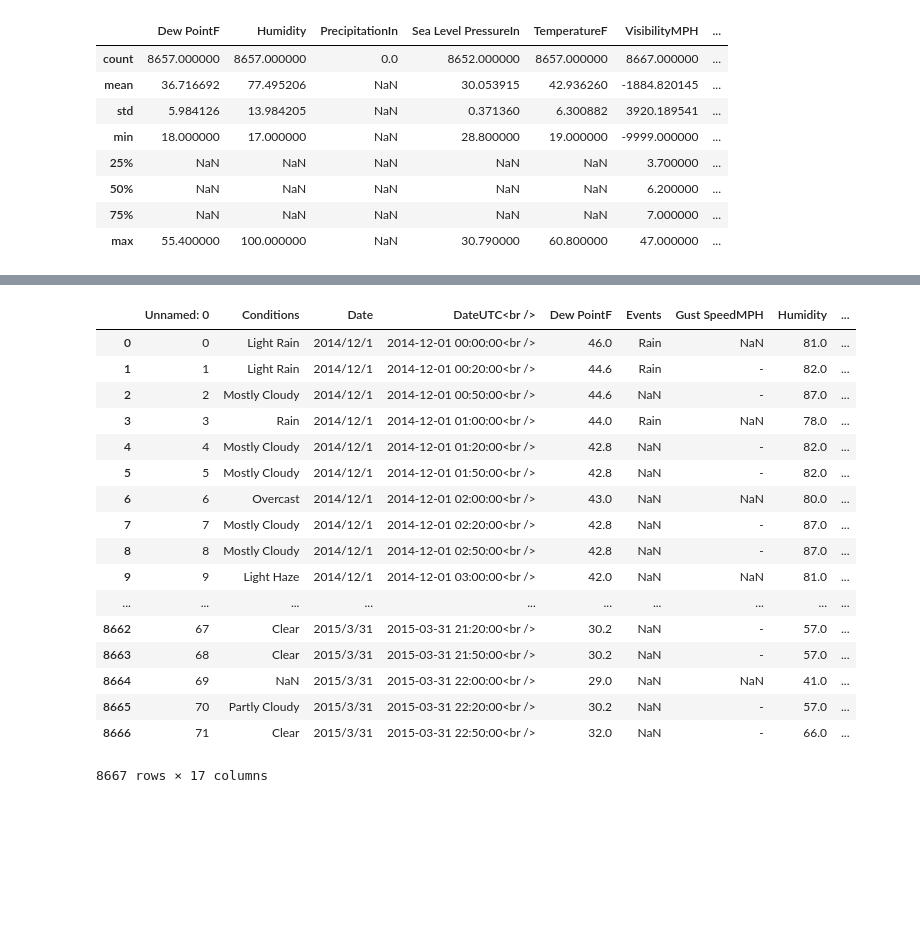
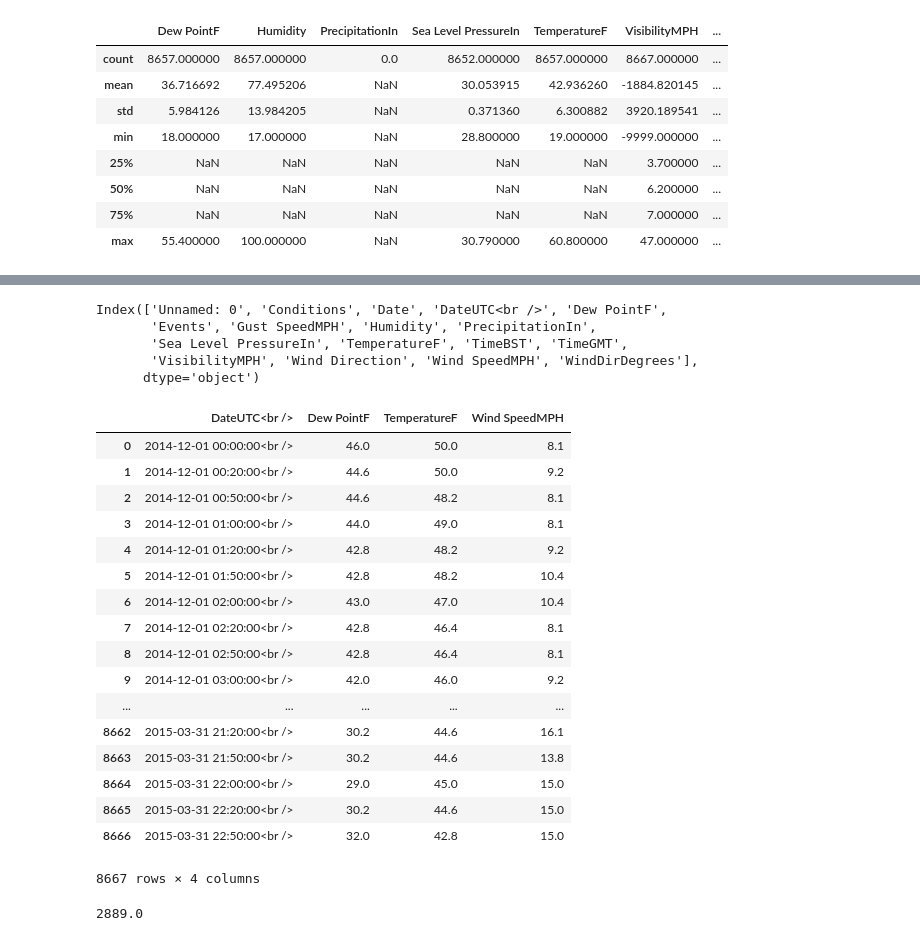
Before and after one commit to connorchency/Taming-the-Peak, a Jupyter notebook: London_weather.ipynb, the cells around one changed output, grey strips where cells are left out. Saved outputs shown, nothing was run; the diff lists cells and outputs as text; code cells hidden in the pictures; blank space fills up the shorter version.

Commit message:
weather

```diff
--- a/London_weather.ipynb
+++ b/London_weather.ipynb
@@ -160,22 +162,36 @@ data2.to_csv('London_weather_winter2014-15.csv')
 # %%
 iopa = pd.read_csv('London_weather_winter2014-15.csv')
-iopa
+iopa.columns
 # %% [output]
-|  | Unnamed: 0 | Conditions | Date | DateUTC<br /> | Dew PointF | Events | Gust SpeedMPH | Humidity | ... |
-| 0 | 0 | Light Rain | 2014/12/1 | 2014-12-01 00:00:00<br /> | 46.0 | Rain | NaN | 81.0 | ... |
-| 1 | 1 | Light Rain | 2014/12/1 | 2014-12-01 00:20:00<br /> | 44.6 | Rain | - | 82.0 | ... |
-| 2 | 2 | Mostly Cloudy | 2014/12/1 | 2014-12-01 00:50:00<br /> | 44.6 | NaN | - | 87.0 | ... |
-| 3 | 3 | Rain | 2014/12/1 | 2014-12-01 01:00:00<br /> | 44.0 | Rain | NaN | 78.0 | ... |
-| 4 | 4 | Mostly Cloudy | 2014/12/1 | 2014-12-01 01:20:00<br /> | 42.8 | NaN | - | 82.0 | ... |
-| 5 | 5 | Mostly Cloudy | 2014/12/1 | 2014-12-01 01:50:00<br /> | 42.8 | NaN | - | 82.0 | ... |
-| 6 | 6 | Overcast | 2014/12/1 | 2014-12-01 02:00:00<br /> | 43.0 | NaN | NaN | 80.0 | ... |
-| 7 | 7 | Mostly Cloudy | 2014/12/1 | 2014-12-01 02:20:00<br /> | 42.8 | NaN | - | 87.0 | ... |
-| 8 | 8 | Mostly Cloudy | 2014/12/1 | 2014-12-01 02:50:00<br /> | 42.8 | NaN | - | 87.0 | ... |
-| 9 | 9 | Light Haze | 2014/12/1 | 2014-12-01 03:00:00<br /> | 42.0 | NaN | NaN | 81.0 | ... |
-| ... | ... | ... | ... | ... | ... | ... | ... | ... | ... |
-| 8662 | 67 | Clear | 2015/3/31 | 2015-03-31 21:20:00<br /> | 30.2 | NaN | - | 57.0 | ... |
-| 8663 | 68 | Clear | 2015/3/31 | 2015-03-31 21:50:00<br /> | 30.2 | NaN | - | 57.0 | ... |
-| 8664 | 69 | NaN | 2015/3/31 | 2015-03-31 22:00:00<br /> | 29.0 | NaN | NaN | 41.0 | ... |
-| 8665 | 70 | Partly Cloudy | 2015/3/31 | 2015-03-31 22:20:00<br /> | 30.2 | NaN | - | 57.0 | ... |
-| 8666 | 71 | Clear | 2015/3/31 | 2015-03-31 22:50:00<br /> | 32.0 | NaN | - | 66.0 | ... |
-8667 rows × 17 columns
+Index(['Unnamed: 0', 'Conditions', 'Date', 'DateUTC<br />', 'Dew PointF',
+       'Events', 'Gust SpeedMPH', 'Humidity', 'PrecipitationIn',
+       'Sea Level PressureIn', 'TemperatureF', 'TimeBST', 'TimeGMT',
+       'VisibilityMPH', 'Wind Direction', 'Wind SpeedMPH', 'WindDirDegrees'],
+      dtype='object')
+# %%
+weather_clean_1415 = iopa[['DateUTC<br />', 'Dew PointF', 'TemperatureF', 'Wind SpeedMPH']]
+# %%
+weather_clean_1415
+# %% [output]
+|  | DateUTC<br /> | Dew PointF | TemperatureF | Wind SpeedMPH |
+| 0 | 2014-12-01 00:00:00<br /> | 46.0 | 50.0 | 8.1 |
+| 1 | 2014-12-01 00:20:00<br /> | 44.6 | 50.0 | 9.2 |
+| 2 | 2014-12-01 00:50:00<br /> | 44.6 | 48.2 | 8.1 |
+| 3 | 2014-12-01 01:00:00<br /> | 44.0 | 49.0 | 8.1 |
+| 4 | 2014-12-01 01:20:00<br /> | 42.8 | 48.2 | 9.2 |
+| 5 | 2014-12-01 01:50:00<br /> | 42.8 | 48.2 | 10.4 |
+| 6 | 2014-12-01 02:00:00<br /> | 43.0 | 47.0 | 10.4 |
+| 7 | 2014-12-01 02:20:00<br /> | 42.8 | 46.4 | 8.1 |
+| 8 | 2014-12-01 02:50:00<br /> | 42.8 | 46.4 | 8.1 |
+| 9 | 2014-12-01 03:00:00<br /> | 42.0 | 46.0 | 9.2 |
+| ... | ... | ... | ... | ... |
+| 8662 | 2015-03-31 21:20:00<br /> | 30.2 | 44.6 | 16.1 |
+| 8663 | 2015-03-31 21:50:00<br /> | 30.2 | 44.6 | 13.8 |
+| 8664 | 2015-03-31 22:00:00<br /> | 29.0 | 45.0 | 15.0 |
+| 8665 | 2015-03-31 22:20:00<br /> | 30.2 | 44.6 | 15.0 |
+| 8666 | 2015-03-31 22:50:00<br /> | 32.0 | 42.8 | 15.0 |
+8667 rows × 4 columns
+# %%
+len(weather_clean_1415)/3
+# %% [output]
+2889.0
```
Also changed, not shown: parts of 25 cells of this notebook, 6 other files.
